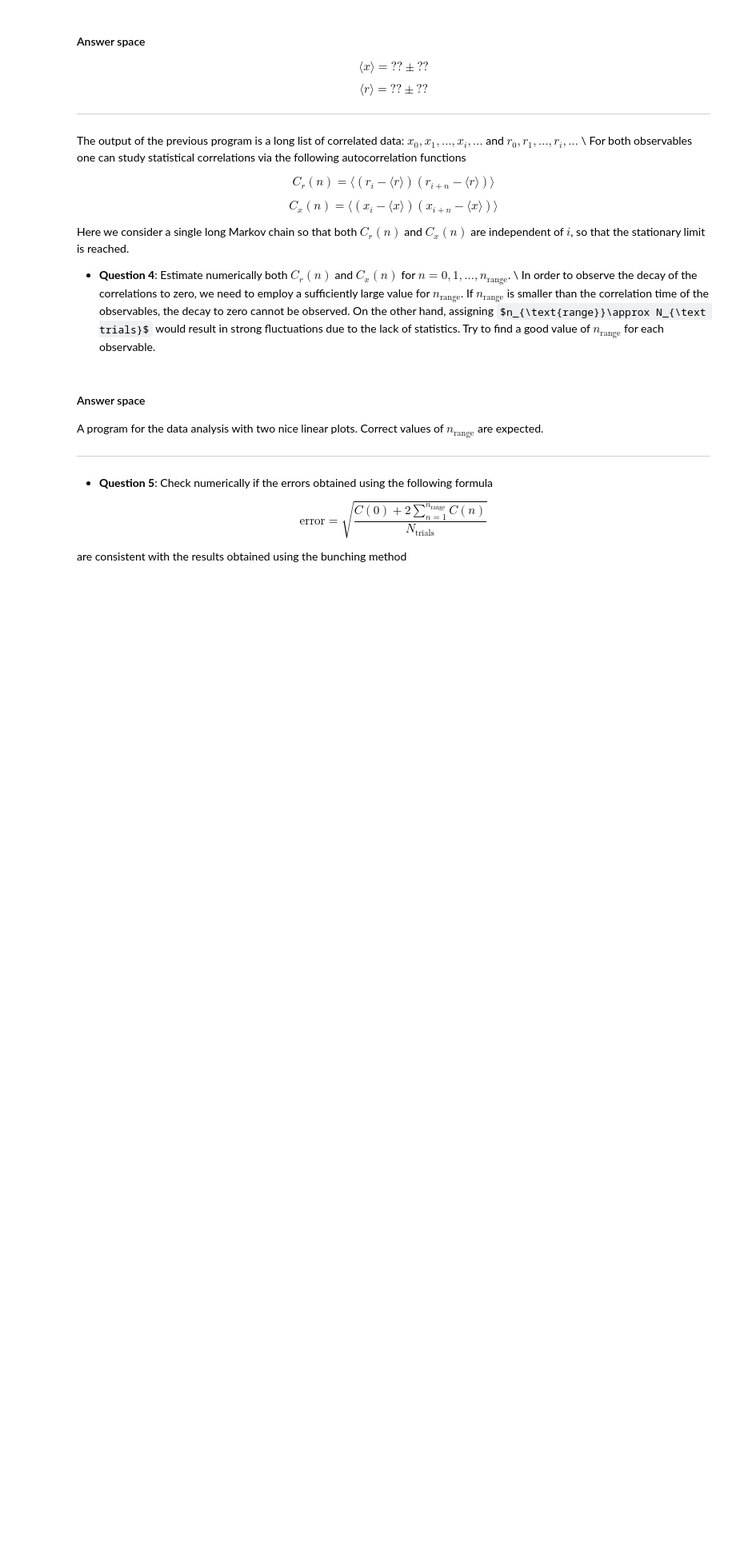
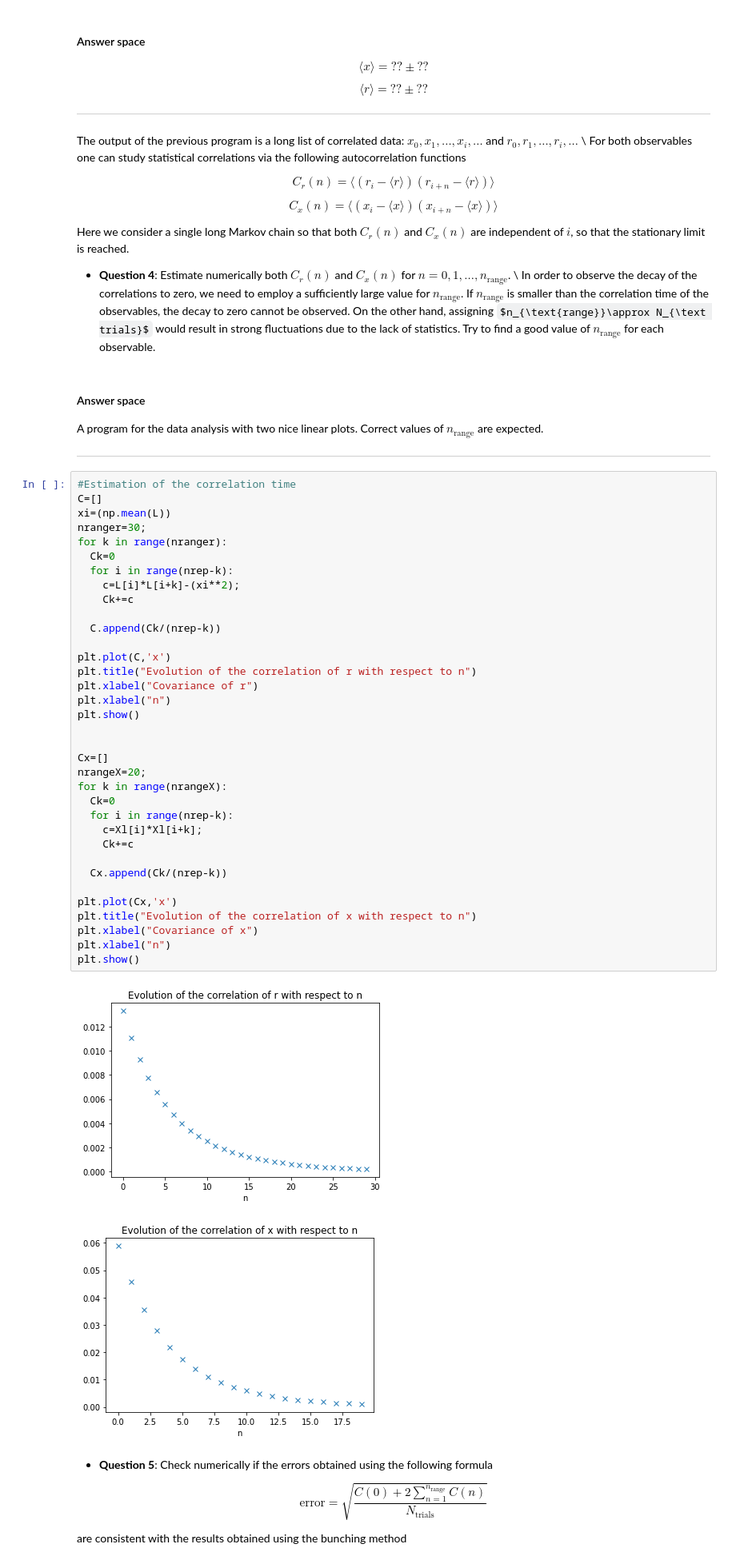
Before and after one commit to NicolasZucker/NicolasZucker, a Jupyter notebook: HomeWork1ZUCKER29/09.ipynb, the cells around one changed output. Shown at 80% size. Cells and saved outputs as stored; diff of their text form; some formulas as TeX source; blank space fills up the shorter version.

```diff
--- a/HomeWork1ZUCKER29/09.ipynb
+++ b/HomeWork1ZUCKER29/09.ipynb
@@ -129,6 +153,44 @@ In order to observe the decay of the correlations to zero, we need to employ a s
 A program for the data analysis with two nice linear plots. Correct values of $n_{\text{range}}$ are expected.
 
 ----------------------------------------------------------------------------------------------
+# %%
+#Estimation of the correlation time
+C=[]
+xi=(np.mean(L))
+nranger=30;
+for k in range(nranger):
+  Ck=0
+  for i in range(nrep-k):
+    c=L[i]*L[i+k]-(xi**2);
+    Ck+=c
+
+  C.append(Ck/(nrep-k))
+
+plt.plot(C,'x')
+plt.title("Evolution of the correlation of r with respect to n")
+plt.xlabel("Covariance of r")
+plt.xlabel("n")
+plt.show()
+
+
+Cx=[]
+nrangeX=20;
+for k in range(nrangeX):
+  Ck=0
+  for i in range(nrep-k):
+    c=Xl[i]*Xl[i+k];
+    Ck+=c
+
+  Cx.append(Ck/(nrep-k))
+
+plt.plot(Cx,'x')
+plt.title("Evolution of the correlation of x with respect to n")
+plt.xlabel("Covariance of x")
+plt.xlabel("n")
+plt.show()
+# %% [output]
+[figure, added]
+[figure, added]
 # %% [markdown]
 
 * **Question 5**: Check numerically if the errors obtained using the following formula
```
Also changed, not shown: parts of 2 cells of this notebook.
